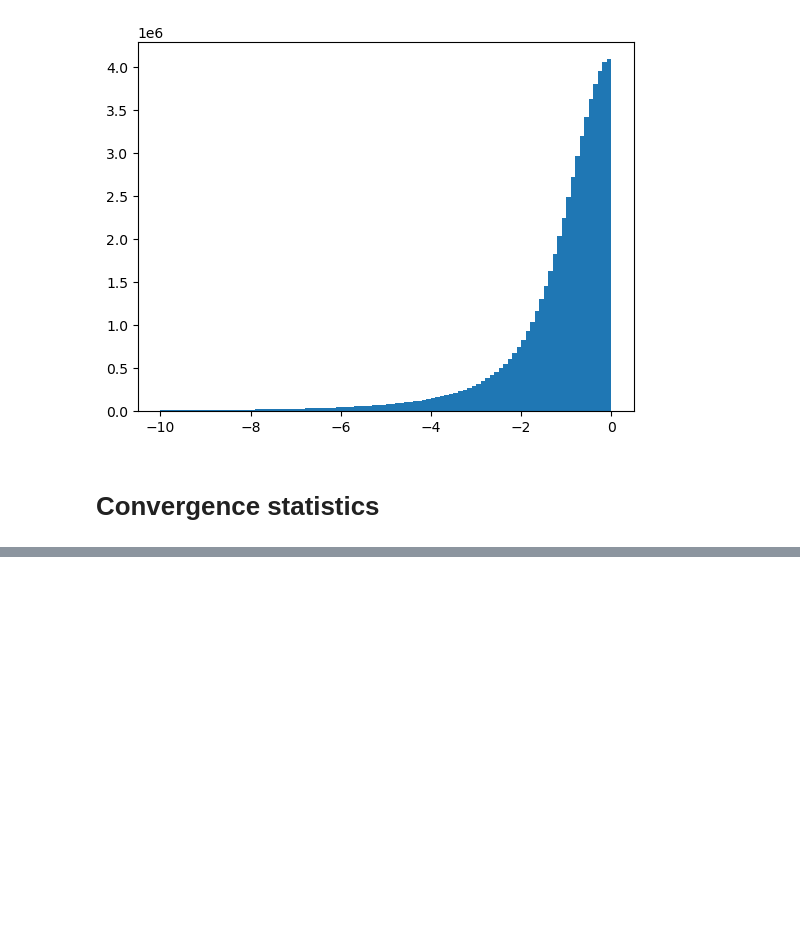
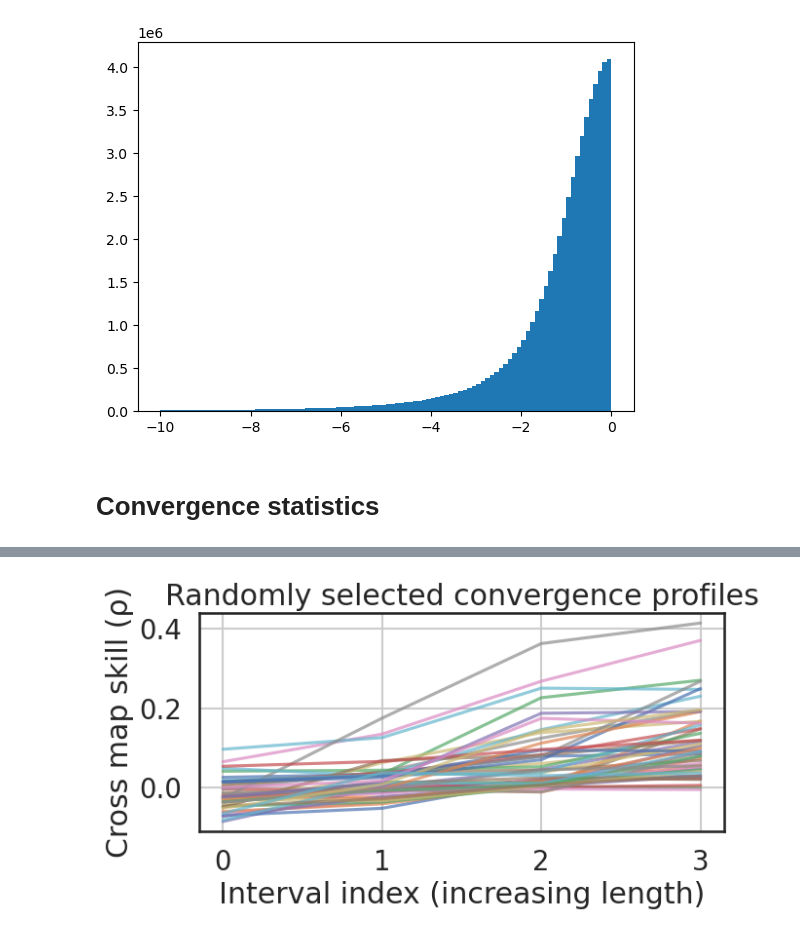
Before and after one commit to dmnburrows/empirical_dynamic_modelling, a Jupyter notebook: CCM_converge.ipynb, the cells around one changed output, grey strips where cells are left out. Cells and saved outputs as stored; diff of their text form; code cells hidden in the pictures; blank space fills up the shorter version.

```diff
--- a/CCM_converge.ipynb
+++ b/CCM_converge.ipynb
@@ -353,0 +335,6 @@ def conv_check_h5(curr_l=None, n_int=3, int_l = [1.2, 1.4, 1.8], ratio_val=-0.2)
+# %%
+#ratio = -0.2
+#visualise some examples
+pfn.plot_random_convergence_profiles(curr, n=50, seed=None)
+# %% [output]
+[figure, added]
```
Also changed, not shown: parts of 27 cells of this notebook, 2 other files.
